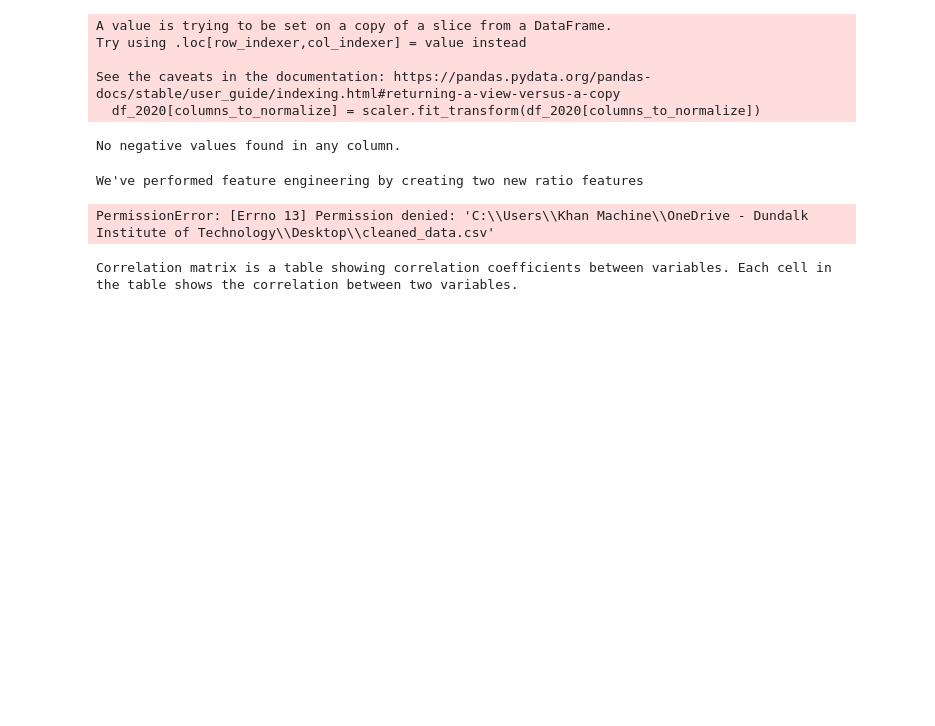
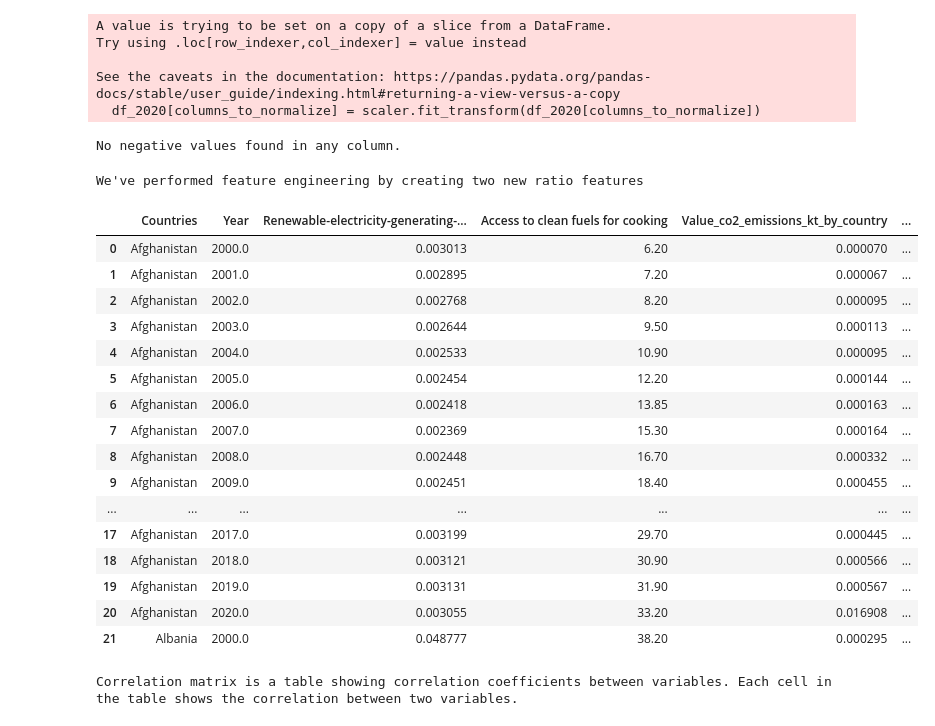
Before and after one commit to Annas-khan424/Data-visualisation, a Jupyter notebook: main.ipynb, the cells around one changed output. Cells and saved outputs as stored; diff of their text form; code cells hidden in the pictures; blank space fills up the shorter version.

```diff
--- a/main.ipynb
+++ b/main.ipynb
@@ -349,33 +349,49 @@ No negative values found in any column.
 # %%
 # Ratio 1: Renewable-electricity-generating-capacity-per-capita to Primary energy consumption per capita
 
 #This ratio feature compares the renewable electricity generating capacity per capita to
 #the primary energy consumption per capita. It helps gauge the proportion of renewable
 #electricity capacity relative to the overall energy consumption per person.
 
 df['Ratio_REC_to_PEC'] = df['Renewable-electricity-generating-capacity-per-capita'] / df['Primary energy consumption per capita (kWh/person)']
 
 # Ratio 2: Electricity from renewables to Total Electricity generation (Renewables + Fossil Fuels)
 
 #This ratio feature calculates the ratio between electricity generated from renewables and total electricity generation,
 #including both renewables and fossil fuels. It offers insights into the percentage of electricity sourced
 #from renewable versus non-renewable sources, aiding in understanding the renewable energy's share in
 #the total energy mix.
 total_electricity_generation = df['Electricity from renewables (TWh)'] + df['Electricity from fossil fuels (TWh)']
 df['Ratio_Elec_Renewables_to_Total'] = df['Electricity from renewables (TWh)'] / total_electricity_generation
 
 # Print the updated DataFrame with new ratio features
 print("We've performed feature engineering by creating two new ratio features")
 # Specify a different file path where you have write access
-file_path = 'C:\\Users\\Khan Machine\\OneDrive - Dundalk Institute of Technology\\Desktop\\cleaned_data.csv'
+file_path = 'C:\\Users\\Khan Machine\\OneDrive - Dundalk Institute of Technology\\Desktop\\cleaned_data1.csv'
 
 # Save the DataFrame to the specified file path
 df.to_csv(file_path, index=False)
 
 df.head(22)
 # %% [output]
 We've performed feature engineering by creating two new ratio features
-PermissionError: [Errno 13] Permission denied: 'C:\\Users\\Khan Machine\\OneDrive - Dundalk Institute of Technology\\Desktop\\cleaned_data.csv'
+|  | Countries | Year | Renewable-electricity-generating-... | Access to clean fuels for cooking | Value_co2_emissions_kt_by_country | ... |
+| 0 | Afghanistan | 2000.0 | 0.003013 | 6.20 | 0.000070 | ... |
+| 1 | Afghanistan | 2001.0 | 0.002895 | 7.20 | 0.000067 | ... |
+| 2 | Afghanistan | 2002.0 | 0.002768 | 8.20 | 0.000095 | ... |
+| 3 | Afghanistan | 2003.0 | 0.002644 | 9.50 | 0.000113 | ... |
+| 4 | Afghanistan | 2004.0 | 0.002533 | 10.90 | 0.000095 | ... |
+| 5 | Afghanistan | 2005.0 | 0.002454 | 12.20 | 0.000144 | ... |
+| 6 | Afghanistan | 2006.0 | 0.002418 | 13.85 | 0.000163 | ... |
+| 7 | Afghanistan | 2007.0 | 0.002369 | 15.30 | 0.000164 | ... |
+| 8 | Afghanistan | 2008.0 | 0.002448 | 16.70 | 0.000332 | ... |
+| 9 | Afghanistan | 2009.0 | 0.002451 | 18.40 | 0.000455 | ... |
+| ... | ... | ... | ... | ... | ... | ... |
+| 17 | Afghanistan | 2017.0 | 0.003199 | 29.70 | 0.000445 | ... |
+| 18 | Afghanistan | 2018.0 | 0.003121 | 30.90 | 0.000566 | ... |
+| 19 | Afghanistan | 2019.0 | 0.003131 | 31.90 | 0.000567 | ... |
+| 20 | Afghanistan | 2020.0 | 0.003055 | 33.20 | 0.016908 | ... |
+| 21 | Albania | 2000.0 | 0.048777 | 38.20 | 0.000295 | ... |
 # %%
 import pandas as pd
 import seaborn as sns
```
